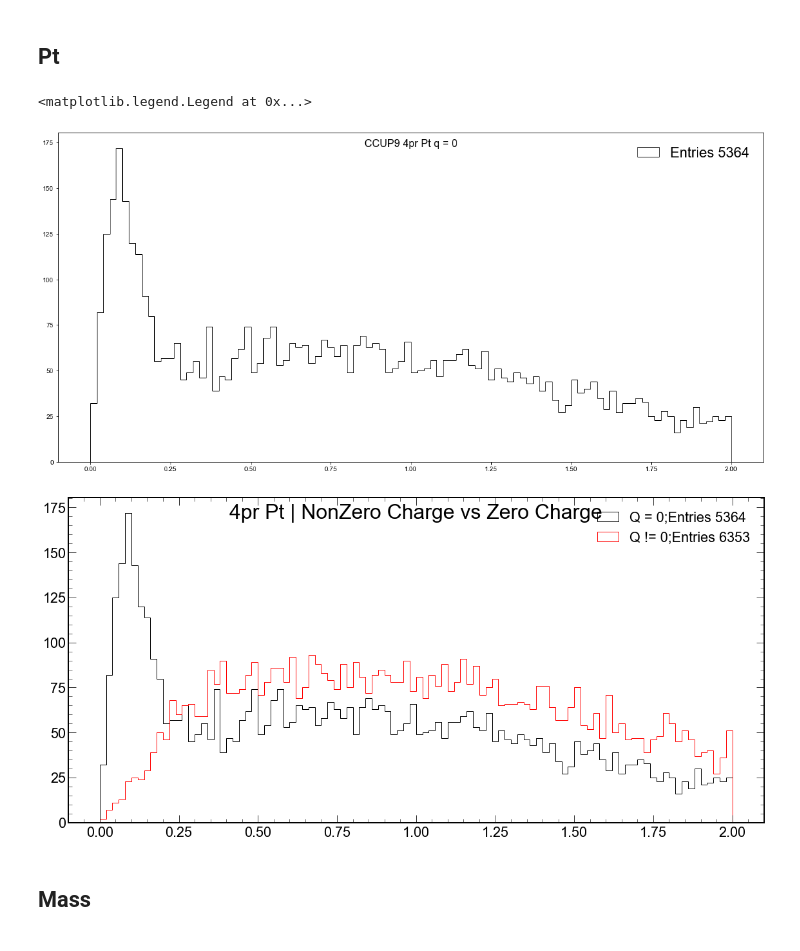
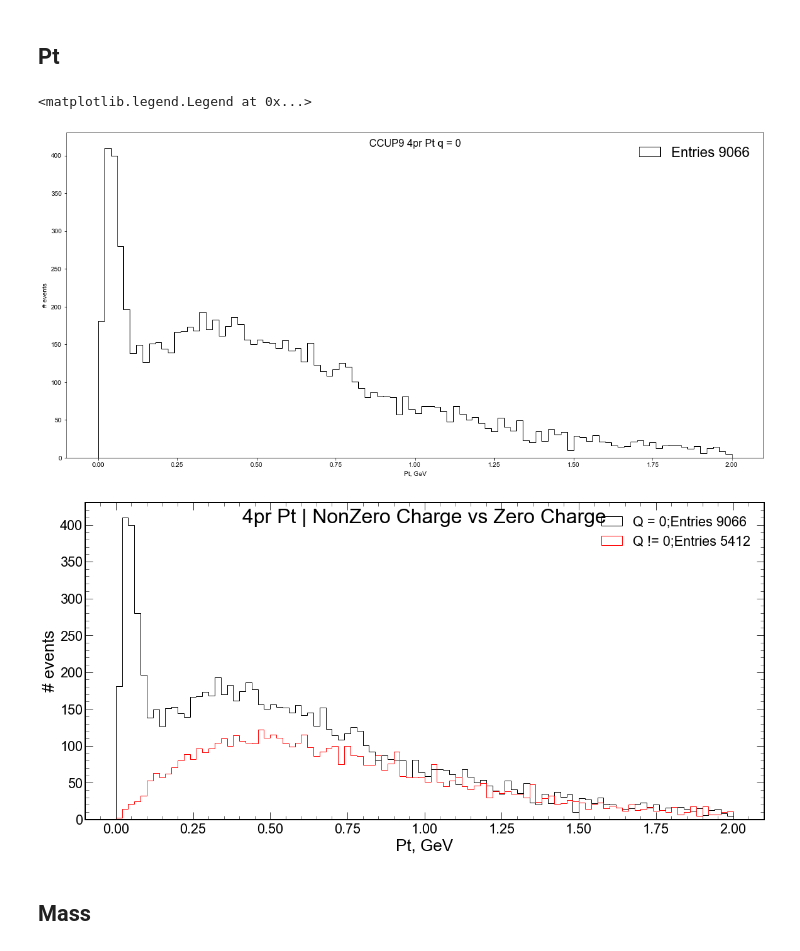
Before and after one commit to bdrum/cern-physics, a Jupyter notebook: notebooks/RhoPrime.ipynb, the cells around one changed output. Drawn from its saved outputs; the diff is of its cells as text; code cells hidden in the pictures.

```diff
--- a/notebooks/RhoPrime.ipynb
+++ b/notebooks/RhoPrime.ipynb
@@ -127,22 +127,25 @@ These criteria will apply for the selected data:
     * numbers of ITS clusters more then 3
     * not ITS SA
 # %%
-select    =  (data['T_ITSNCls'] > 3) * (~newT_ITSsa)
+select    = (data['T_ITSNCls'] > 3) * (~newT_ITSsa)
 
 selectTpc = data['T_TPCRefit'] * (data['T_TPCNCls'] > 50) * (np.abs(data['T_NumberOfSigmaTPCPion']) < 3)
 
 def GetGoodEvents(TrackNum=4, ChargeEqualCondition=True, charge=0, WithGoodNTpcTracks=0):
-
     GoodEvents = np.argwhere(select.sum()==TrackNum).flatten() # get events with 4 good tracks
 
+    # get number of events with more than 'WithGoodNTpcTracks' tracks that satisfied 'selectTpc' criteria
+    GoodEventsTpc = np.argwhere(selectTpc.sum() >= WithGoodNTpcTracks).flatten()
+
     # add at least n tracks with tpc to selected
-    GoodEvents = np.intersect1d(GoodEvents,np.argwhere(selectTpc.sum().flatten() >= WithGoodNTpcTracks).flatten())
+    GoodEvents = np.intersect1d(GoodEvents,GoodEventsTpc).flatten()
 
     # get events that have total charge from 4 tracks
     if ChargeEqualCondition:
-        GoodEvents = GoodEvents[np.argwhere(data['T_Q'][GoodEvents.flatten()].sum()==charge).flatten()].flatten()  # get good events witch total charge zero
+        GoodEvents = GoodEvents[np.argwhere(data['T_Q'][select][GoodEvents].sum()==charge).flatten()].flatten()  # get good events witch total charge zero
     else:
-        GoodEvents = GoodEvents[np.argwhere(data['T_Q'][GoodEvents.flatten()].sum()!=charge).flatten()].flatten() # get good events witch total charge non zero
+        GoodEvents = GoodEvents[np.argwhere(data['T_Q'][select][GoodEvents].sum()!=charge).flatten()].flatten()  # get good events witch total charge non zero
+
     return GoodEvents
 # %% [markdown]
 ## Data validation
@@ -179,8 +182,11 @@ _ = plt.hist(differences, bins=bins, histtype='step', color='black')
 # %% [markdown]
 ## Show any parameter
 # %%
-param = 'T_ITSRefit'
-counts, bins = np.histogram(data[param].flatten(),bins=20, range=(0,20))
+param = 'nTracks'
+# dataParam = data[param][~newT_ITSsa].flatten() # tracks
+dataParam = data[param].flatten() # events
+
+counts, bins = np.histogram(dataParam,bins=60, range=(0,60))
 plt.style.use(hep.style.ROOT)
-_= plt.hist(data[param].flatten(), bins=bins, histtype='step', color='black', label=f'Entries {np.sum(counts)}')
+_= plt.hist(dataParam, bins=bins, histtype='step', color='black', label=f'Entries {np.sum(counts)}')
 # %% [output]
@@ -188,11 +194,9 @@ _= plt.hist(data[param].flatten(), bins=bins, histtype='step', color='black', la
 # %% [markdown]
 ## Pt
 # %%
-GoodEvents = GetGoodEvents(WithGoodNTpcTracks=0)
-# GoodEvents = GetUniqueGoodEvents()
 def GetPt(Draw=True, ChargeEqualCondition=True):
-    pxg = data['T_Px'][GoodEvents]
-    pyg = data['T_Py'][GoodEvents]
+    pxg = data['T_Px'][select][GoodEvents]
+    pyg = data['T_Py'][select][GoodEvents]
 
     pt = np.sqrt(pxg.sum()**2  + pyg.sum()**2)
 
@@ -202,36 +206,41 @@ def GetPt(Draw=True, ChargeEqualCondition=True):
         ax = fig.add_axes([0,0,1,1])
         fig.suptitle('CCUP9 4pr Pt q = 0', fontsize=16)
         if ChargeEqualCondition:
             fig.suptitle('CCUP9 4pr Pt q = 0', fontsize=16)
         else:
             fig.suptitle('CCUP9 4pr Pt q != 0', fontsize=16)
 
         plt.style.use(hep.style.ROOT)
         ax.hist(pt, bins=bins, histtype='step', color='black', label=f'Entries {np.sum(counts)}')
+        plt.xlabel('Pt, GeV')
+        plt.ylabel('# events')
         ax.legend()
     else:
         return pt
+
+GoodEvents = GetGoodEvents()
 GetPt()
-
 
 ## Zero charge vs Non zero charge
 fig = plt.figure(figsize=(15, 7))
 ax = fig.add_axes([0,0,1,1])
 fig.suptitle(f'4pr Pt | NonZero Charge vs Zero Charge', fontsize=32)
 plt.style.use(hep.style.ROOT)
 GoodEvents = GetGoodEvents(WithGoodNTpcTracks=0)
 ptzq = GetPt(Draw=False)
 counts, bins = np.histogram(ptzq, bins=100, range=(0,2))
 _ = ax.hist(ptzq, bins=bins, color='black', histtype='step', label=f'Q = 0;Entries {np.sum(counts)}')
 GoodEvents = GetGoodEvents(WithGoodNTpcTracks=0,ChargeEqualCondition=False)
 ptnzq = GetPt(Draw=False,ChargeEqualCondition=False)
 counts, bins = np.histogram(ptnzq, bins=100, range=(0,2))
 _ = ax.hist(ptnzq, bins=bins, color='red', histtype='step', label=f'Q != 0;Entries {np.sum(counts)}')
+plt.xlabel('Pt, GeV')
+plt.ylabel('# events')
 ax.legend()
 # %% [output]
 <matplotlib.legend.Legend at 0x...>
-[figure, old version]
+[figure, new version]
-[figure, old version]
+[figure, new version]
 # %% [markdown]
 ## Mass
 # %%
```
Also changed, not shown: parts of 14 cells of this notebook, 1 other file.
